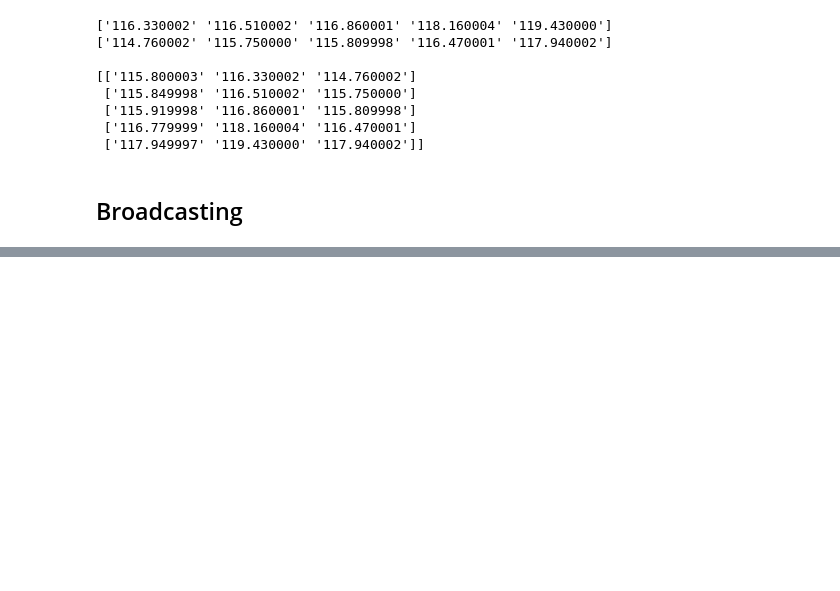
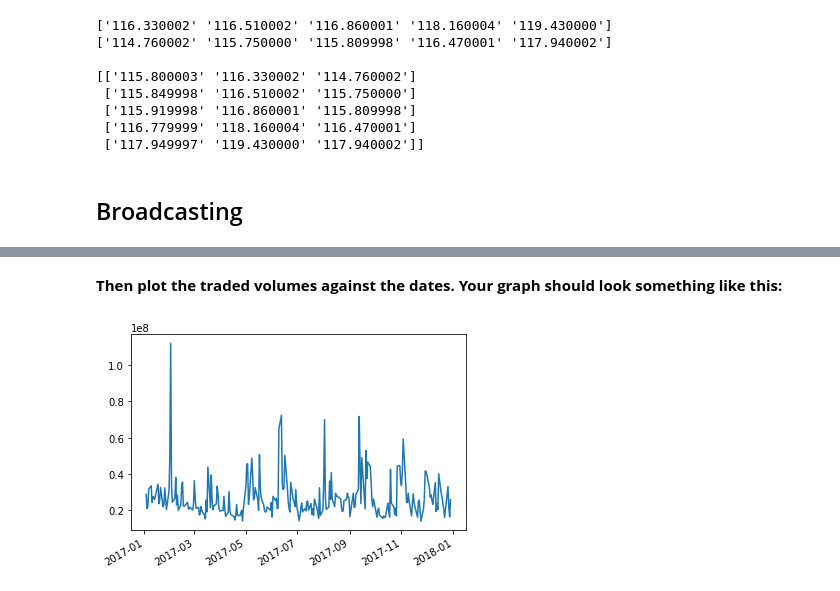
Before and after one commit to thejaneOh/TLC-Python, a Jupyter notebook: TLC-DS-Labs Days 2.ipynb, the cells around one changed output, grey strips where cells are left out. Saved outputs shown, nothing was run; the diff lists cells and outputs as text; code cells hidden in the pictures; blank space fills up the shorter version.

Commit message:
Labs for Data Science day 4

```diff
--- a/TLC-DS-Labs Days 2.ipynb
+++ b/TLC-DS-Labs Days 2.ipynb
@@ -546,0 +607,11 @@ theLow = data2017[:,2]
+# %% [markdown]
+**Then plot the traded volumes against the dates. Your graph should look something like this:**
+# %%
+date = [datetime.datetime.strptime(x,'%Y-%m-%d') for x in dataVol[:,0]]
+theSeries = pd.Series(np.float64(dataVol[:,1]), index=date)
+theSeries.plot()
+plt.show()  #Not really necessary, as earlier plot() will do the job (plt is PyPlot in Matplotlib)
+
+#The `strptime()` function returns a Python`datetime` object corresponding to format given in the second argument.
+# %% [output]
+[figure, added]
```
Also changed, not shown: parts of 12 cells of this notebook, 6 other files.
